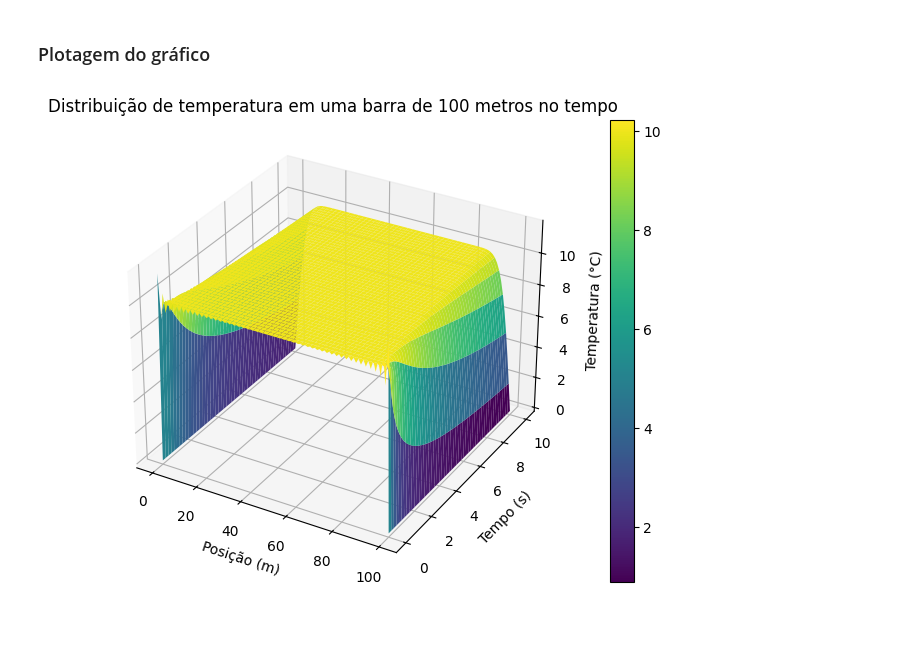
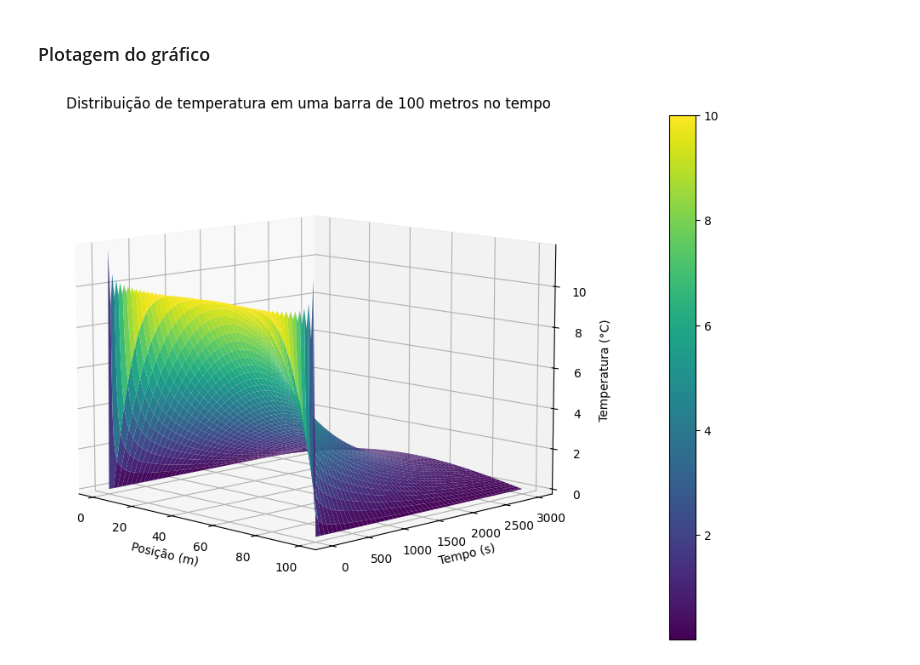
Before and after one commit to andreisilvasantos/Mestrado, a Jupyter notebook: Fundamentos Matematicos/equacao_calor.ipynb, the cells around one changed output. Cells and saved outputs as stored; diff of their text form; code cells hidden in the pictures; blank space fills up the shorter version.

Commit message:
Melhorando visualizacao do grafico e adicionando referencias

```diff
--- a/Fundamentos Matematicos/equacao_calor.ipynb
+++ b/Fundamentos Matematicos/equacao_calor.ipynb
@@ -38,7 +38,7 @@ coeficientes_Cn = calcular_coeficientes_Cn(N, L, T0)
 nx = 100  # Número de pontos no eixo x
 nt = 1000  # Número de pontos no tempo
 x_values = np.linspace(0, L, nx) # Eixo da Posicao
-t_values = np.linspace(0, 10, nt) # Eixo do Tempo
+t_values = np.linspace(0, 3000, nt) # Eixo do Tempo
 
 # Calcular a temperatura ao longo do tempo
 temperaturas = np.zeros((nt, nx))
@@ -50,14 +50,15 @@ for i, t in enumerate(t_values):
 # %%
 
 X, T = np.meshgrid(x_values, t_values) # Criando Grade Tridimensional
-fig = plt.figure(figsize=(12, 6)) # Criando figura com tamanho de 10 x 6 polegadas
+fig = plt.figure(figsize=(30, 8)) # Criando figura com tamanho de 30 x 8 polegadas
 ax = fig.add_subplot(111, projection='3d') # Informa que é uma figura tridimencional
+ax.view_init(elev=10, azim=-45)
 superficie = ax.plot_surface(X, T, temperaturas, cmap='viridis') # Desenha uma superficie tridimencional
 ax.set_xlabel('Posição (m)')
 ax.set_ylabel('Tempo (s)')
 ax.set_zlabel('Temperatura (°C)')
 ax.set_title(f'Distribuição de temperatura em uma barra de {L} metros no tempo')
 plt.colorbar(superficie)
 plt.show()
 # %% [output]
-[figure, old version]
+[figure, new version]
```
Also changed, not shown: parts of 3 cells of this notebook.
